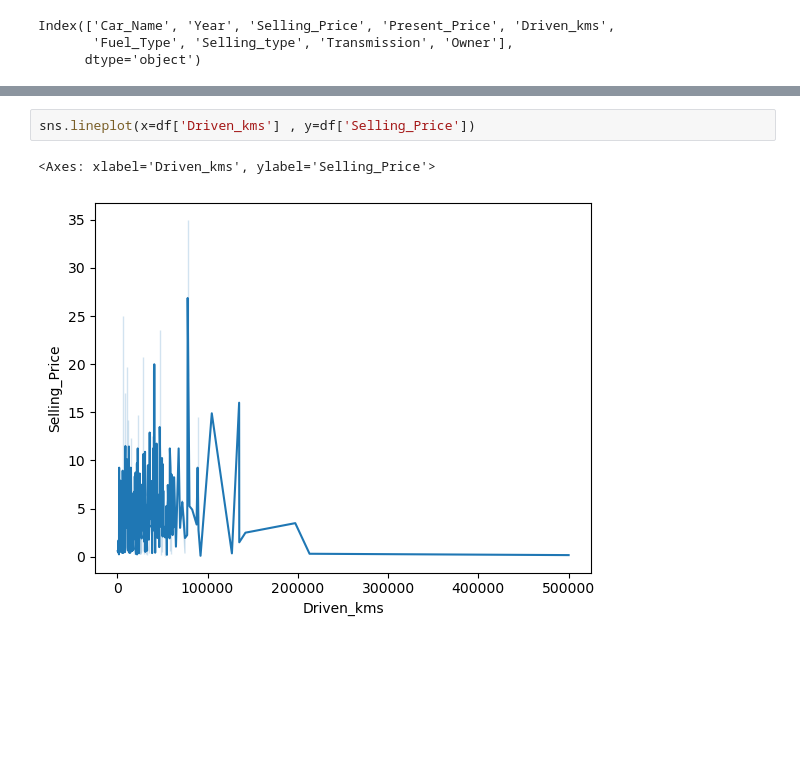
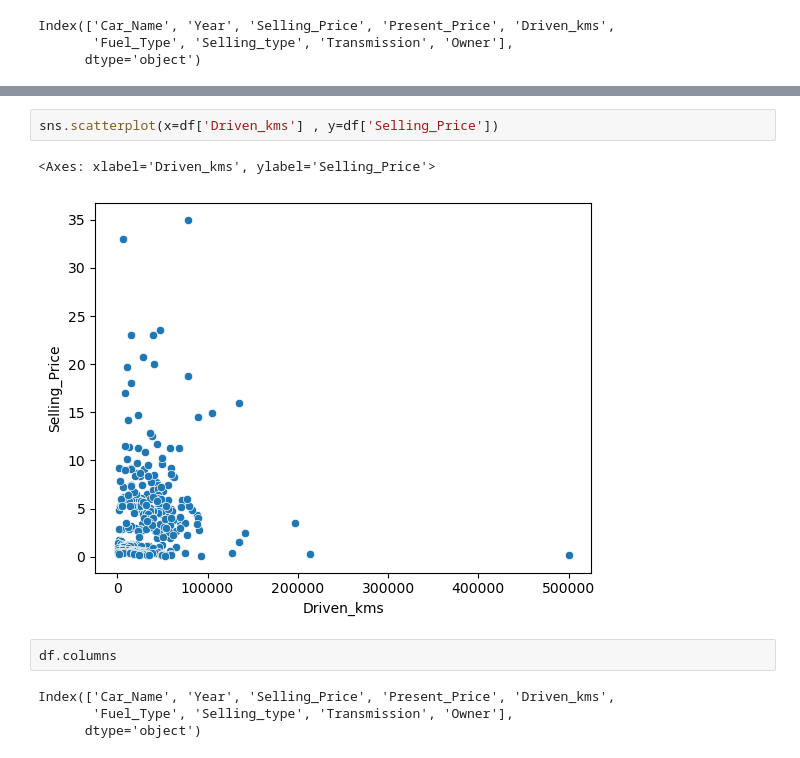
Before and after one commit to aumpanara-art/Car-Price-Prediction-with-M.L., a Jupyter notebook: Car-Prediction.ipynb, the cells around one changed output, grey strips where cells are left out. Saved outputs shown, nothing was run; the diff lists cells and outputs as text; blank space fills up the shorter version.

```diff
--- a/Car-Prediction.ipynb
+++ b/Car-Prediction.ipynb
@@ -131,5 +115,11 @@ df
 # %%
-sns.lineplot(x=df['Driven_kms'] , y=df['Selling_Price'])
+sns.scatterplot(x=df['Driven_kms'] , y=df['Selling_Price'])
 # %% [output]
 <Axes: xlabel='Driven_kms', ylabel='Selling_Price'>
-[figure, old version]
+[figure, new version]
+# %%
+df.columns
+# %% [output]
+Index(['Car_Name', 'Year', 'Selling_Price', 'Present_Price', 'Driven_kms',
+       'Fuel_Type', 'Selling_type', 'Transmission', 'Owner'],
+      dtype='object')
```
Also changed, not shown: parts of 7 cells of this notebook.
